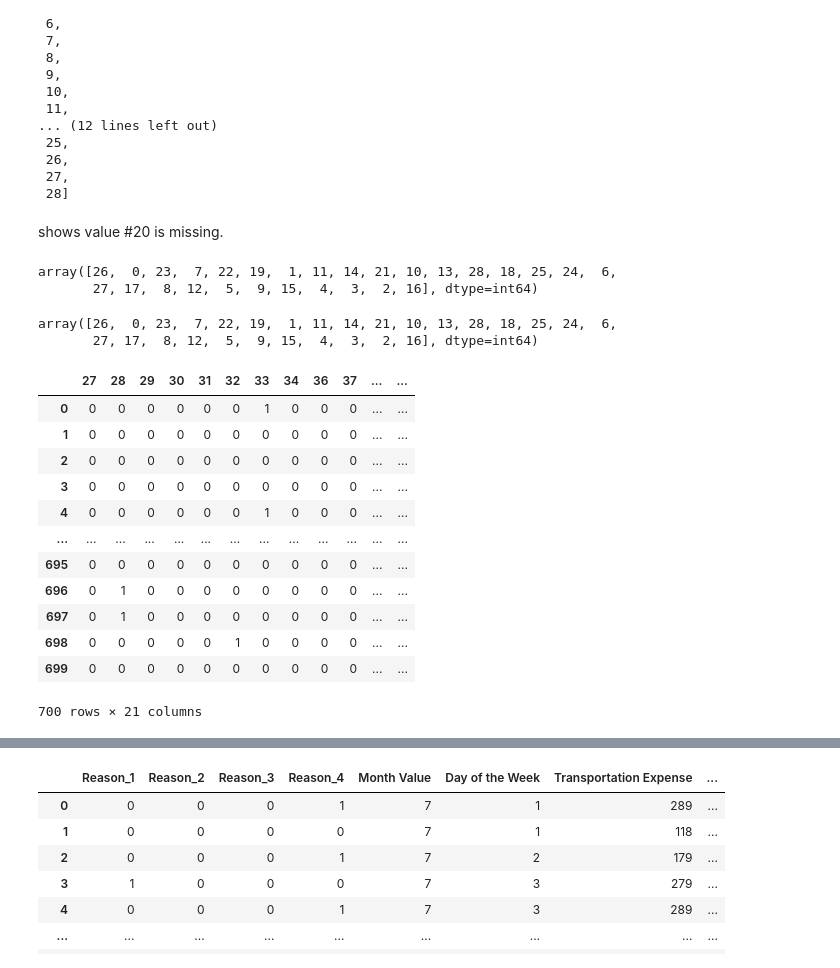
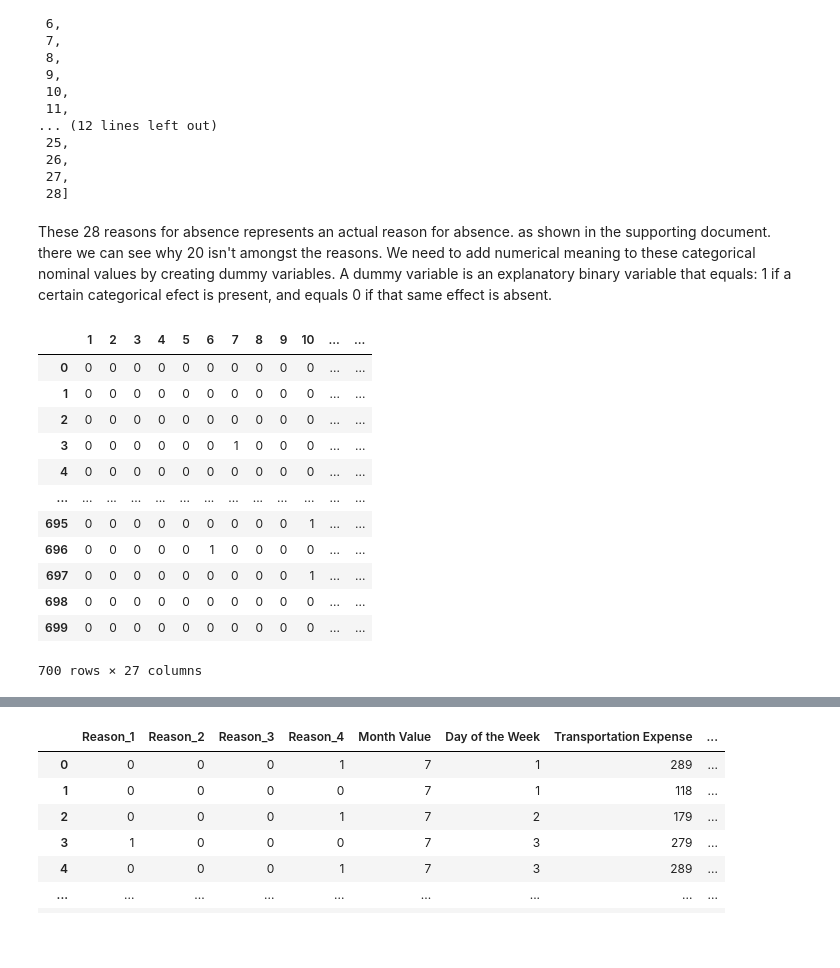
Before and after one commit to I-Sobe/absenteeism, a Jupyter notebook: script.ipynb, the cells around one changed output, grey strips where cells are left out. Drawn from its saved outputs; the diff is of its cells as text; code cells hidden in the pictures; blank space fills up the shorter version.

```diff
--- a/script.ipynb
+++ b/script.ipynb
@@ -135,32 +115,25 @@ sorted(df['Reason for Absence'].unique())
  26,
  27,
  28]
-# %% [markdown]
-shows value #20 is missing.
-# %%
-pd.unique(df['Reason for Absence'])
-# %% [output]
-array([26,  0, 23,  7, 22, 19,  1, 11, 14, 21, 10, 13, 28, 18, 25, 24,  6,
-       27, 17,  8, 12,  5,  9, 15,  4,  3,  2, 16], dtype=int64)
-# %%
-df['Reason for Absence'].unique()
-# %% [output]
-array([26,  0, 23,  7, 22, 19,  1, 11, 14, 21, 10, 13, 28, 18, 25, 24,  6,
-       27, 17,  8, 12,  5,  9, 15,  4,  3,  2, 16], dtype=int64)
+# %% [markdown]
+These 28 reasons for absence represents an actual reason for absence. as shown in the supporting document. there we can see why 20 isn't amongst the reasons. We need to add numerical meaning to these categorical nominal values by creating dummy variables.
+A dummy variable is an explanatory binary variable that equals:
+1 if a certain categorical efect is present, and equals 0 if that same effect is absent.
 # %%
-age_dummies = pd.get_dummies(df['Age'])
-age_dummies
+# using .get_dummies to create dummy variable and to avoid multicollinearity issues we drop the first column which is 'zero reason' variable.
+reason_columns = pd.get_dummies(df['Reason for Absence'], drop_first = True)
+reason_columns
 # %% [output]
-|  | 27 | 28 | 29 | 30 | 31 | 32 | 33 | 34 | 36 | 37 | ... | ... |
-| 0 | 0 | 0 | 0 | 0 | 0 | 0 | 1 | 0 | 0 | 0 | ... | ... |
+|  | 1 | 2 | 3 | 4 | 5 | 6 | 7 | 8 | 9 | 10 | ... | ... |
+| 0 | 0 | 0 | 0 | 0 | 0 | 0 | 0 | 0 | 0 | 0 | ... | ... |
 | 1 | 0 | 0 | 0 | 0 | 0 | 0 | 0 | 0 | 0 | 0 | ... | ... |
 | 2 | 0 | 0 | 0 | 0 | 0 | 0 | 0 | 0 | 0 | 0 | ... | ... |
-| 3 | 0 | 0 | 0 | 0 | 0 | 0 | 0 | 0 | 0 | 0 | ... | ... |
-| 4 | 0 | 0 | 0 | 0 | 0 | 0 | 1 | 0 | 0 | 0 | ... | ... |
+| 3 | 0 | 0 | 0 | 0 | 0 | 0 | 1 | 0 | 0 | 0 | ... | ... |
+| 4 | 0 | 0 | 0 | 0 | 0 | 0 | 0 | 0 | 0 | 0 | ... | ... |
 | ... | ... | ... | ... | ... | ... | ... | ... | ... | ... | ... | ... | ... |
-| 695 | 0 | 0 | 0 | 0 | 0 | 0 | 0 | 0 | 0 | 0 | ... | ... |
-| 696 | 0 | 1 | 0 | 0 | 0 | 0 | 0 | 0 | 0 | 0 | ... | ... |
-| 697 | 0 | 1 | 0 | 0 | 0 | 0 | 0 | 0 | 0 | 0 | ... | ... |
-| 698 | 0 | 0 | 0 | 0 | 0 | 1 | 0 | 0 | 0 | 0 | ... | ... |
+| 695 | 0 | 0 | 0 | 0 | 0 | 0 | 0 | 0 | 0 | 1 | ... | ... |
+| 696 | 0 | 0 | 0 | 0 | 0 | 1 | 0 | 0 | 0 | 0 | ... | ... |
+| 697 | 0 | 0 | 0 | 0 | 0 | 0 | 0 | 0 | 0 | 1 | ... | ... |
+| 698 | 0 | 0 | 0 | 0 | 0 | 0 | 0 | 0 | 0 | 0 | ... | ... |
 | 699 | 0 | 0 | 0 | 0 | 0 | 0 | 0 | 0 | 0 | 0 | ... | ... |
-700 rows × 21 columns
+700 rows × 27 columns
```
Also changed, not shown: parts of 12 cells of this notebook.
